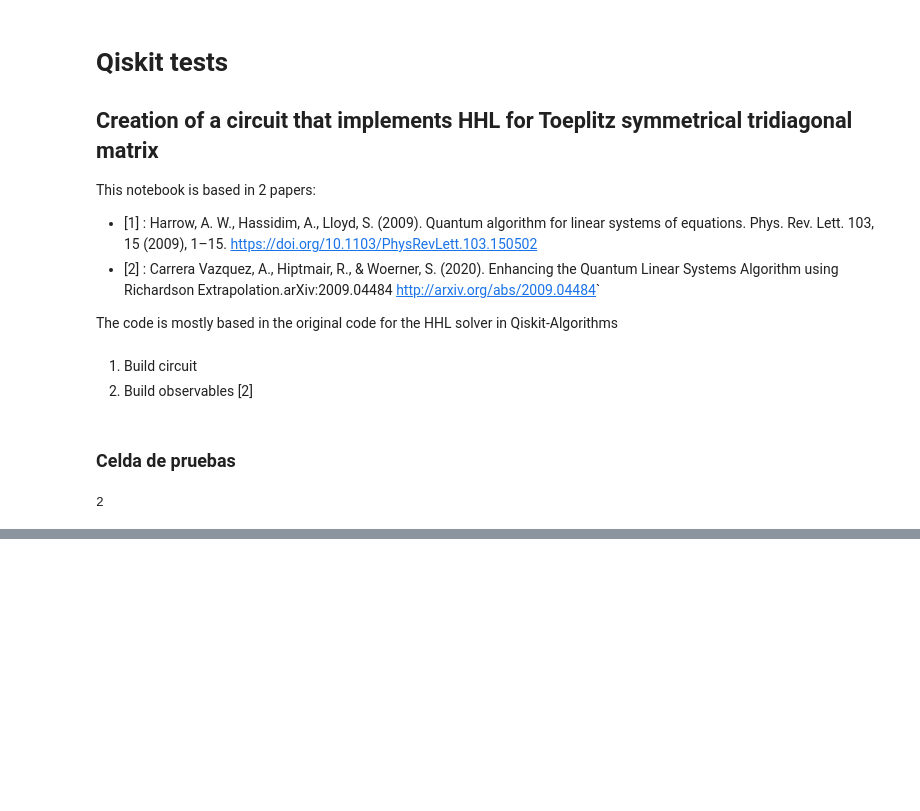
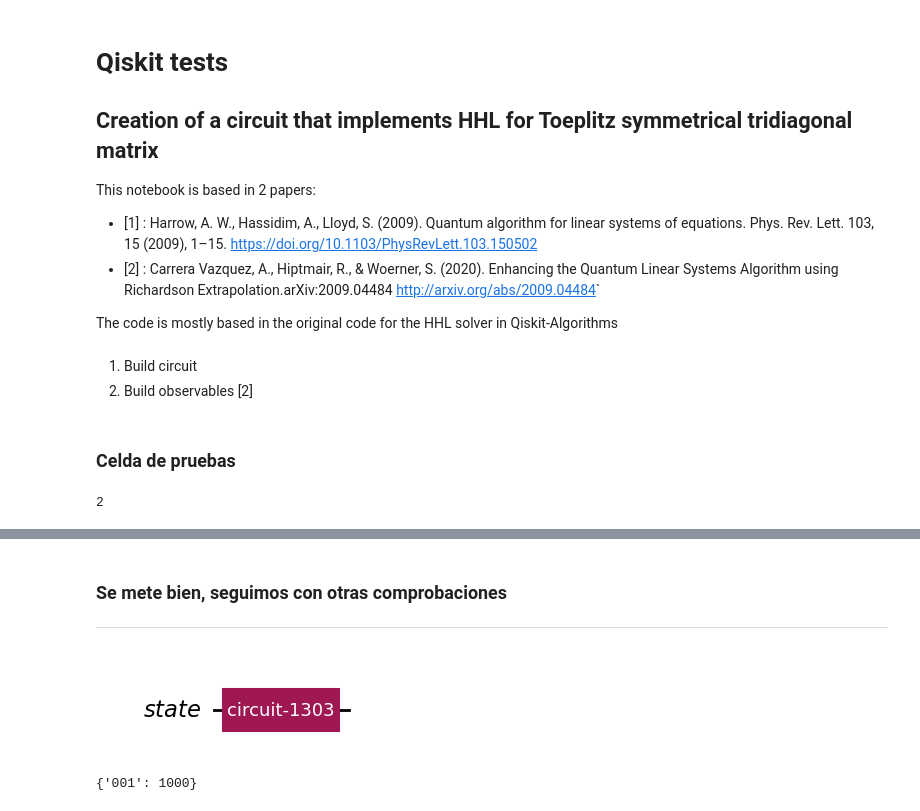
Before and after one commit to Nicofero/CITMAGA, a Jupyter notebook: Pruebas_Qiskit.ipynb, the cells around one changed output, grey strips where cells are left out. Saved outputs shown, nothing was run; the diff lists cells and outputs as text; code cells hidden in the pictures; blank space fills up the shorter version.

```diff
--- a/Pruebas_Qiskit.ipynb
+++ b/Pruebas_Qiskit.ipynb
@@ -306,0 +346,25 @@ Counts for circuit : {'0000': 26, '1000': 66, '1001': 13, '0001': 23}
+# %% [markdown]
+### Se mete bien, seguimos con otras comprobaciones
+----
+# %%
+matrix = np.array([[1,0],[0,1]])
+matrix_circuit = NumPyMatrix(matrix,evolution_time=2 * np.pi, tolerance=10e-5)
+matrix_circuit.draw('mpl')
+# %% [output]
+[figure, added]
+# %%
+qc = QuantumCircuit(3)
+qc.x(0)
+
+qc.measure_all()
+qc = transpile(qc,sim)
+
+sim = AerSimulator()
+sampler = SamplerV2()
+
+result = sampler.run([qc],shots=1000)
+result = result.result()
+
+print(result[0].data.meas.get_counts())
+# %% [output]
+{'001': 1000}
```
Also changed, not shown: parts of 17 cells of this notebook.
